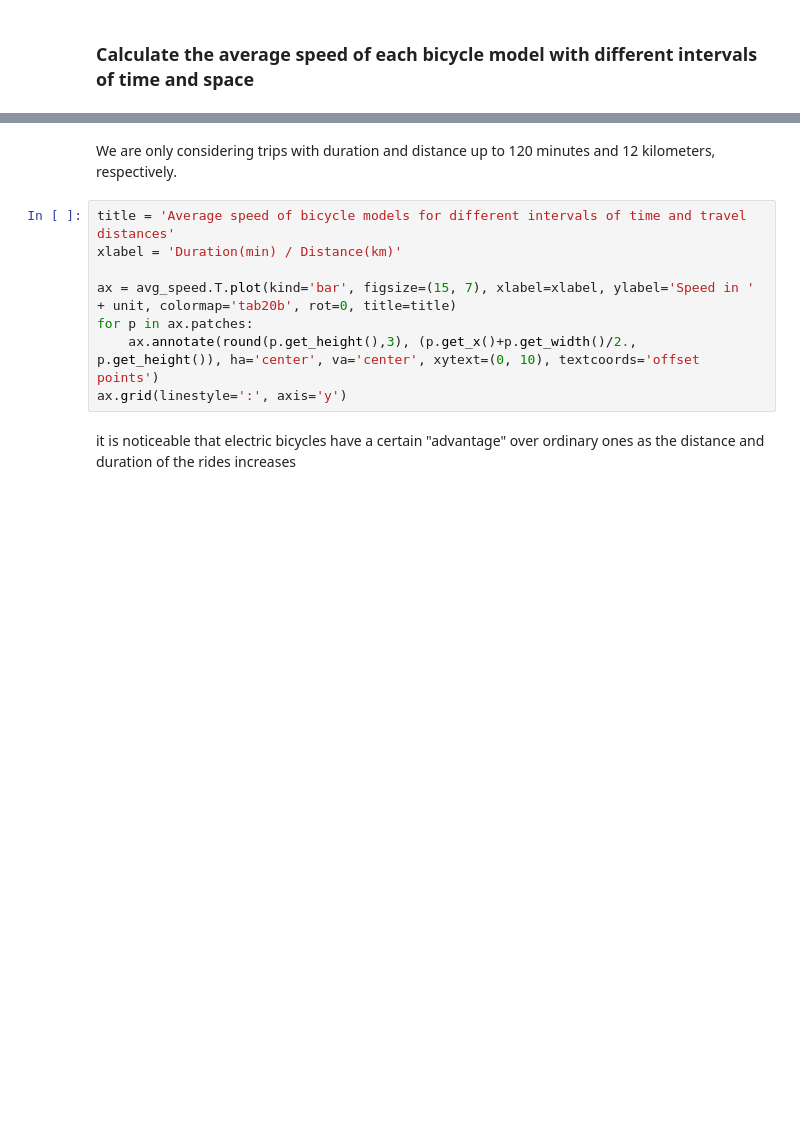
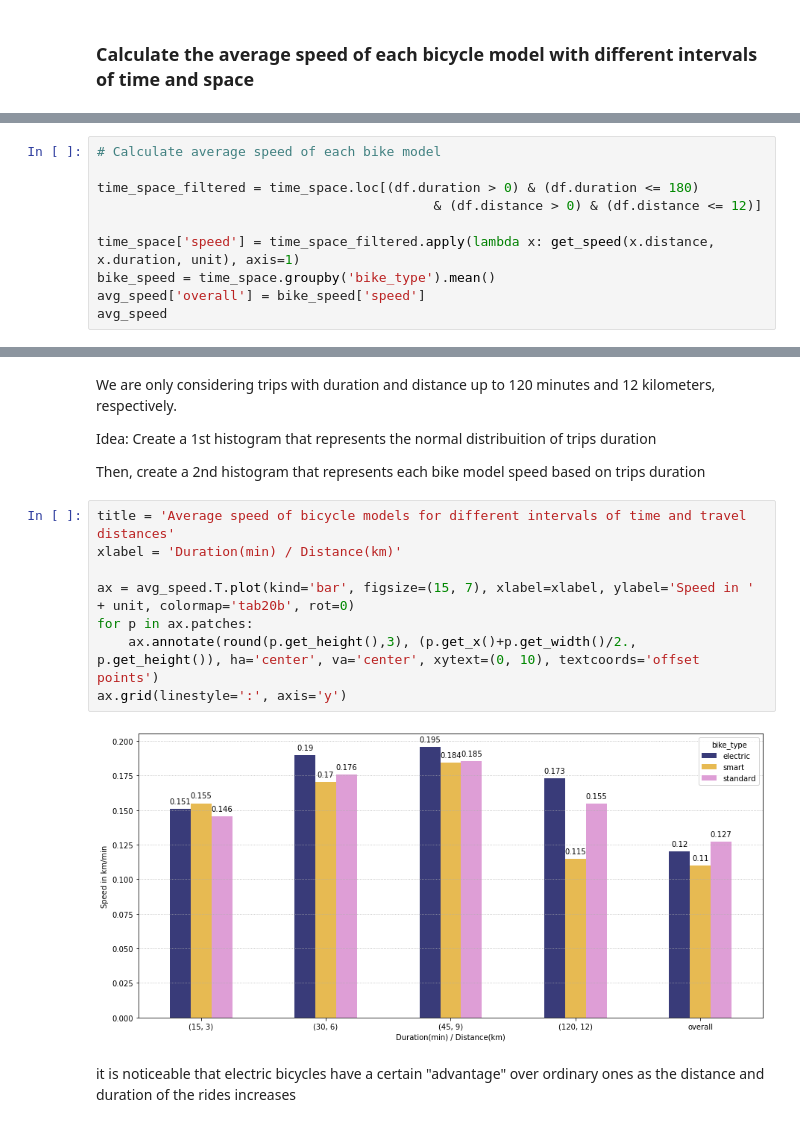
Before and after one commit to jvcanavarro/MetroBike, a Jupyter notebook: notebooks/main.ipynb, the cells around one changed output, grey strips where cells are left out. Cells and saved outputs as stored; diff of their text form; blank space fills up the shorter version.

```diff
--- a/notebooks/main.ipynb
+++ b/notebooks/main.ipynb
@@ -137,0 +189,10 @@ avg_speed
+# %%
+# Calculate average speed of each bike model
+
+time_space_filtered = time_space.loc[(df.duration > 0) & (df.duration <= 180)
+                                           & (df.distance > 0) & (df.distance <= 12)]
+
+time_space['speed'] = time_space_filtered.apply(lambda x: get_speed(x.distance, x.duration, unit), axis=1)
+bike_speed = time_space.groupby('bike_type').mean()
+avg_speed['overall'] = bike_speed['speed']
+avg_speed
@@ -138,13 +210,19 @@ avg_speed
 # %% [markdown]
 We are only considering trips with duration and distance up to 120 minutes and 12 kilometers, respectively.
+
+Idea: Create a 1st histogram that represents the normal distribuition of trips duration
+
+Then, create a 2nd histogram that represents each bike model speed based on trips duration
 # %%
 title = 'Average speed of bicycle models for different intervals of time and travel distances'
 xlabel = 'Duration(min) / Distance(km)'
 
-ax = avg_speed.T.plot(kind='bar', figsize=(15, 7), xlabel=xlabel, ylabel='Speed in ' + unit, colormap='tab20b', rot=0, title=title)
+ax = avg_speed.T.plot(kind='bar', figsize=(15, 7), xlabel=xlabel, ylabel='Speed in ' + unit, colormap='tab20b', rot=0)
 for p in ax.patches:
     ax.annotate(round(p.get_height(),3), (p.get_x()+p.get_width()/2., p.get_height()), ha='center', va='center', xytext=(0, 10), textcoords='offset points')
 ax.grid(linestyle=':', axis='y')
+# %% [output]
+[figure, added]
 # %% [markdown]
 it is noticeable that electric bicycles have a certain "advantage" over ordinary ones as the distance and duration of the rides increases
 # %% [markdown]
```
Also changed, not shown: parts of 12 cells of this notebook.
